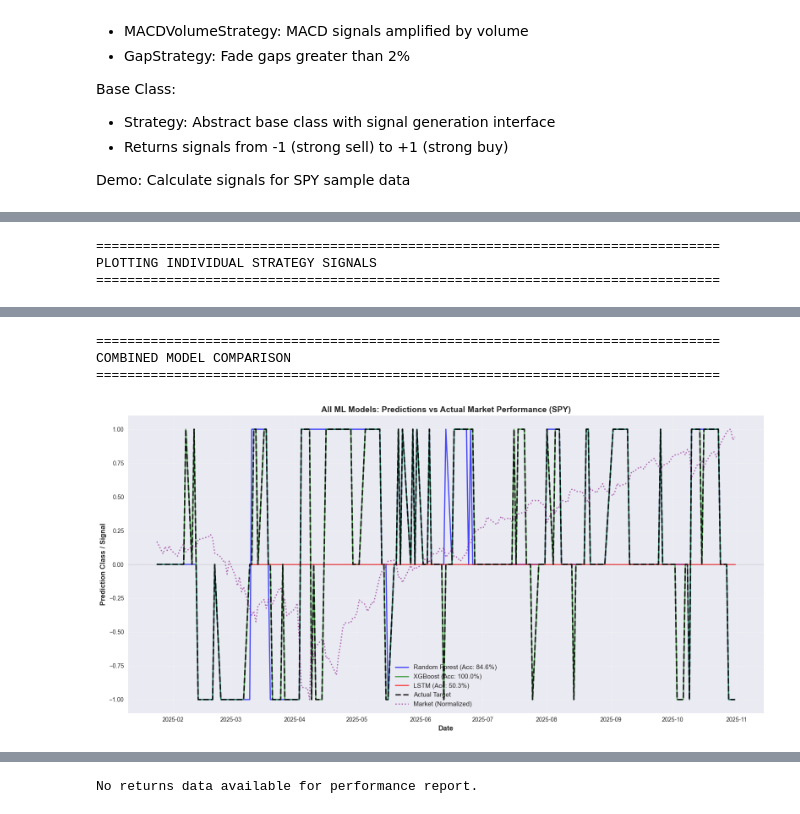
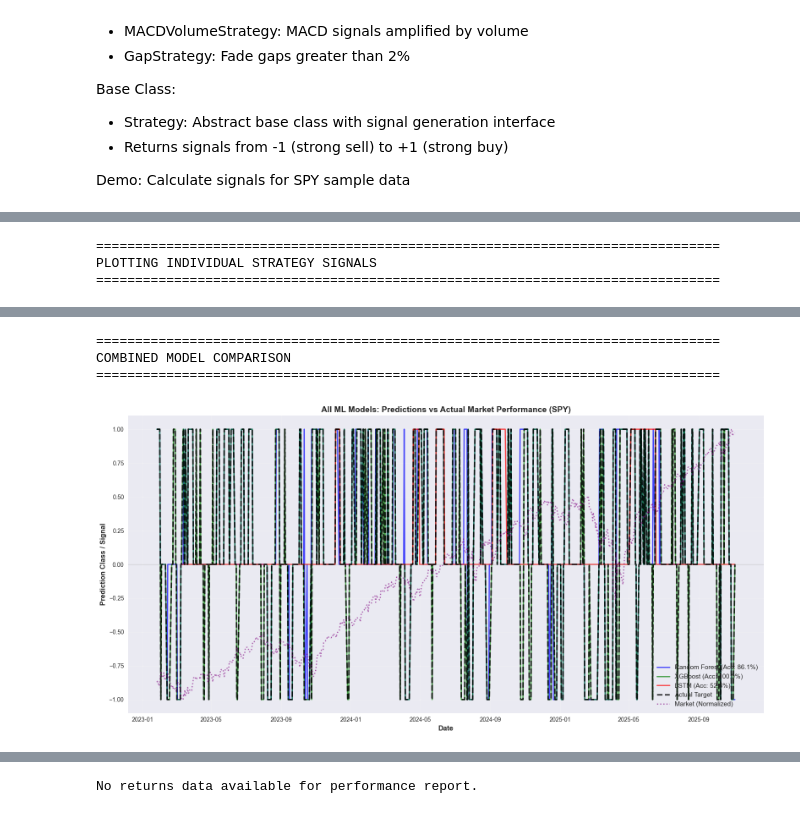
Before and after one commit to jobulisamy/algo-trade, a Jupyter notebook: algo_trading_bot.ipynb, the cells around one changed output, grey strips where cells are left out. Drawn from its saved outputs; the diff is of its cells as text; code cells hidden in the pictures.

Commit message:
improved LSTM perf. & strategy to market comp.

```diff
--- a/algo_trading_bot.ipynb
+++ b/algo_trading_bot.ipynb
@@ -146,7 +146,7 @@ class TradingConfig:
     # Operational Settings
     CHECK_INTERVAL: int = 300          # 5 minutes
     CACHE_DURATION: int = 300          # 5 min cache
-    ML_LOOKBACK: int = 60             # 60 days for training
+    ML_LOOKBACK: int = 1095            # 3 years for training (increased from 60)
     LSTM_SEQUENCE: int = 30           # 30-day sequences
     RETRAIN_DAYS: int = 7             # Weekly retraining
 
@@ -418,10 +418,10 @@ class FeatureEngine:
 data_fetcher = DataFetcher(config.ALPACA_API_KEY, config.ALPACA_SECRET_KEY, config.ALPACA_BASE_URL)
 feature_engine = FeatureEngine()
 
-# Test data fetching for SPY
+# Test data fetching for SPY - Load 3 years for better backtesting
 print("Testing Data Layer with SPY...")
-# Fetch raw data
-spy_data = data_fetcher.get_bars('SPY', days=365)
+# Fetch raw data (3 years = ~1095 days)
+spy_data = data_fetcher.get_bars('SPY', days=1095)
 # Add technical features
 spy_features = feature_engine.add_technical_features(spy_data)
 # Create target variable
@@ -1616,7 +2163,7 @@ Features:
 Demo: Backtest ensemble strategy on SPY historical data
 # %%
 # ============================================================================
-# CELL 12: TESTING & VALIDATION - IMPROVED VERSION
+# CELL 14: TESTING & VALIDATION - IMPROVED VERSION
 # ============================================================================
 
 # Ensure required imports are available
@@ -1723,11 +2270,63 @@ def backtest_ensemble_strategy(symbol: str, data: pd.DataFrame, initial_capital:
         'max_drawdown': max_drawdown
     }
 
+def simulate_model_trading(model, data, initial_capital=100000):
+    capital = initial_capital
+    equity_curve = [capital]
+    position = 0
+    positions = []
+    returns = []
+    dates = []
+    sequence_length = getattr(model, 'sequence_length', 30)
+    for i in range(sequence_length, len(data)):
+        window = data.iloc[i-sequence_length:i]
+        pred = model.predict(window)
+        if pred > 0.33:
+            new_position = 1
+        elif pred < -0.33:
+            new_position = -1
+        else:
+            new_position = 0
+        position = new_position
+        positions.append(position)
+        daily_ret = data['close'].iloc[i] / data['close'].iloc[i-1] - 1
+        strat_ret = position * daily_ret
+        returns.append(strat_ret)
+        capital *= (1 + strat_ret)
+        equity_curve.append(capital)
+        dates.append(data.index[i])
+    returns = np.array(returns)
+    return equity_curve, returns, dates
+
+# ...existing code...
+# After model_predictions collection, add:
+# Simulate trading for each ML model and plot against buy & hold
+plt.figure(figsize=(14,7))
+for model_name, model in zip(['Random Forest', 'XGBoost', 'LSTM'], [rf_model, xgb_model, lstm_model]):
+    if model.is_trained:
+        eq, _, eq_dates = simulate_model_trading(model, spy_with_target)
+        plt.plot(eq_dates, eq, label=f'{model_name} (Simulated Trading)')
+# Buy & Hold
+bh_prices = spy_with_target['close']
+bh_returns = bh_prices.pct_change().fillna(0)
+bh_equity = [config.INITIAL_CAPITAL]
+for r in bh_returns:
+    bh_equity.append(bh_equity[-1] * (1 + r))
+bh_equity = bh_equity[1:]
+plt.plot(spy_with_target.index, bh_equity, label='Buy & Hold', color='black', linestyle='--')
+plt.title('ML Model Simulated Trading vs Buy & Hold')
+plt.xlabel('Date')
+plt.ylabel('Portfolio Value ($)')
+plt.legend()
+plt.grid(True, alpha=0.3)
+plt.tight_layout()
+plt.show()
+
 # ============================================================================
 # INDIVIDUAL MODEL & STRATEGY PERFORMANCE VISUALIZATION
 # ============================================================================
 
-print("\n" + "="*80)
+print("="*80)
 print("GENERATING INDIVIDUAL MODEL & STRATEGY PERFORMANCE PLOTS")
 print("="*80)
 
@@ -1737,7 +2336,7 @@ model_predictions = {}
 strategy_signals = {}
 
 # === COLLECT ML MODEL PREDICTIONS ===
-print("\nCollecting ML Model Predictions...")
+print("Collecting ML Model Predictions...")
 
 # Random Forest
 if rf_model.is_trained:
@@ -1796,7 +2395,7 @@ if lstm_model.is_trained:
         print(f"Error with LSTM: {e}")
 
 # === COLLECT STRATEGY SIGNALS ===
-print("\nCollecting Strategy Signals...")
+print("Collecting Strategy Signals...")
 
 for name, strategy in strategies.items():
     try:
@@ -1817,7 +2416,7 @@ for name, strategy in strategies.items():
         print(f"Error with {name}: {e}")
 
 # === CREATE INDIVIDUAL PLOTS FOR EACH MODEL ===
-print("\n" + "="*80)
+print("="*80)
 print("PLOTTING INDIVIDUAL MODEL PREDICTIONS")
 print("="*80)
 
@@ -1854,7 +2453,7 @@ if num_models > 0:
     plt.show()
 
 # === CREATE INDIVIDUAL PLOTS FOR EACH STRATEGY ===
-print("\n" + "="*80)
+print("="*80)
 print("PLOTTING INDIVIDUAL STRATEGY SIGNALS")
 print("="*80)
 
@@ -1888,7 +2487,7 @@ if num_strategies > 0:
     plt.show()
 
 # === COMBINED MODEL COMPARISON PLOT ===
-print("\n" + "="*80)
+print("="*80)
 print("COMBINED MODEL COMPARISON")
 print("="*80)
 
@@ -1923,7 +2522,7 @@ plt.tight_layout()
 plt.show()
 
 # === RUN BACKTEST ===
-print("\n" + "="*80)
+print("="*80)
 print("RUNNING ENSEMBLE BACKTEST")
 print("="*80)
 
@@ -1959,7 +2558,7 @@ if backtest_results is not None:
     plt.show()
 
     # Print summary
-    print("\n" + "="*80)
+    print("="*80)
     print("BACKTEST SUMMARY")
     print("="*80)
     print(f"Initial Capital: ${config.INITIAL_CAPITAL:,.0f}")
@@ -1993,4 +2592,4 @@ PLOTTING INDIVIDUAL STRATEGY SIGNALS
 ================================================================================
 COMBINED MODEL COMPARISON
 ================================================================================
-[figure, old version]
+[figure, new version]
```
Also changed, not shown: parts of 27 cells of this notebook.
